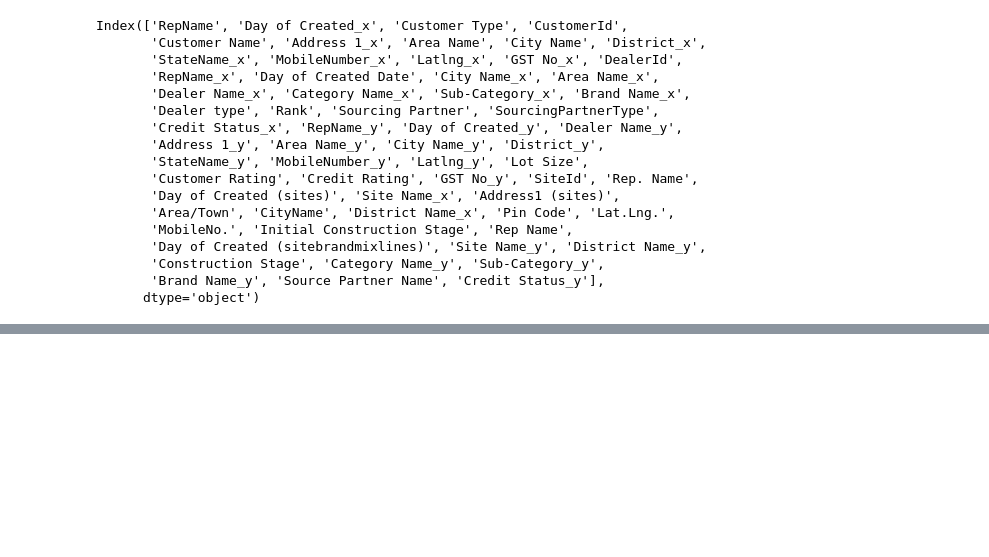
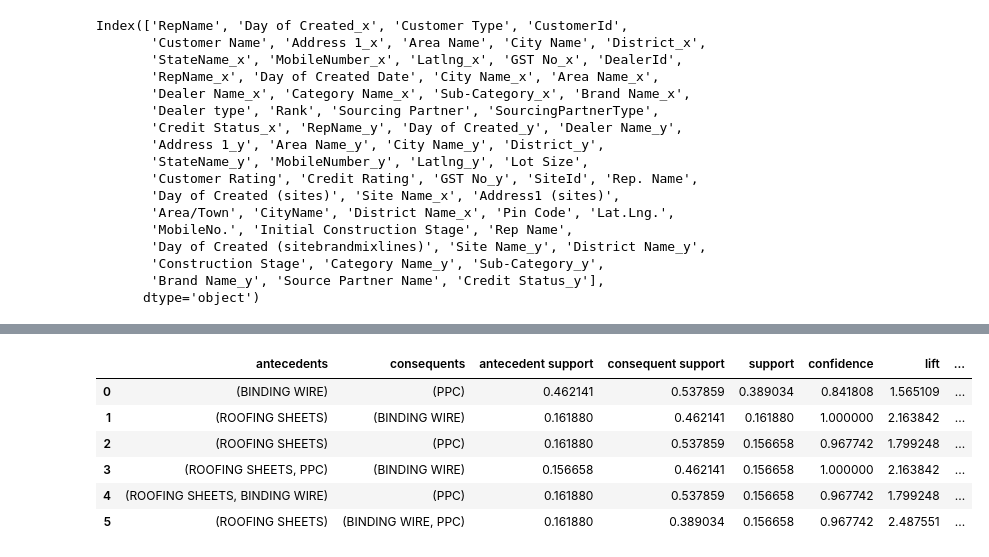
Before and after one commit to PriyaP-9704/Machine-Leaning-Workouts, a Jupyter notebook: ML_workout.ipynb, the cells around one changed output, grey strips where cells are left out. Saved outputs shown, nothing was run; the diff lists cells and outputs as text; code cells hidden in the pictures; blank space fills up the shorter version.

```diff
--- a/ML_workout.ipynb
+++ b/ML_workout.ipynb
@@ -937,0 +1094,14 @@ Name: count, Length: 246, dtype: int64
+# %%
+# Passing encoded data to Association rule
+apr = apriori(encoded_data, min_support = 0.15, use_colnames= True)
+# %%
+# Based on products, what is the recommendation
+association_rules(apr, metric= "confidence")
+# %% [output]
+|  | antecedents | consequents | antecedent support | consequent support | support | confidence | lift | ... |
+| 0 | (BINDING WIRE) | (PPC) | 0.462141 | 0.537859 | 0.389034 | 0.841808 | 1.565109 | ... |
+| 1 | (ROOFING SHEETS) | (BINDING WIRE) | 0.161880 | 0.462141 | 0.161880 | 1.000000 | 2.163842 | ... |
+| 2 | (ROOFING SHEETS) | (PPC) | 0.161880 | 0.537859 | 0.156658 | 0.967742 | 1.799248 | ... |
+| 3 | (ROOFING SHEETS, PPC) | (BINDING WIRE) | 0.156658 | 0.462141 | 0.156658 | 1.000000 | 2.163842 | ... |
+| 4 | (ROOFING SHEETS, BINDING WIRE) | (PPC) | 0.161880 | 0.537859 | 0.156658 | 0.967742 | 1.799248 | ... |
+| 5 | (ROOFING SHEETS) | (BINDING WIRE, PPC) | 0.161880 | 0.389034 | 0.156658 | 0.967742 | 2.487551 | ... |
```
Also changed, not shown: parts of 26 cells of this notebook.
